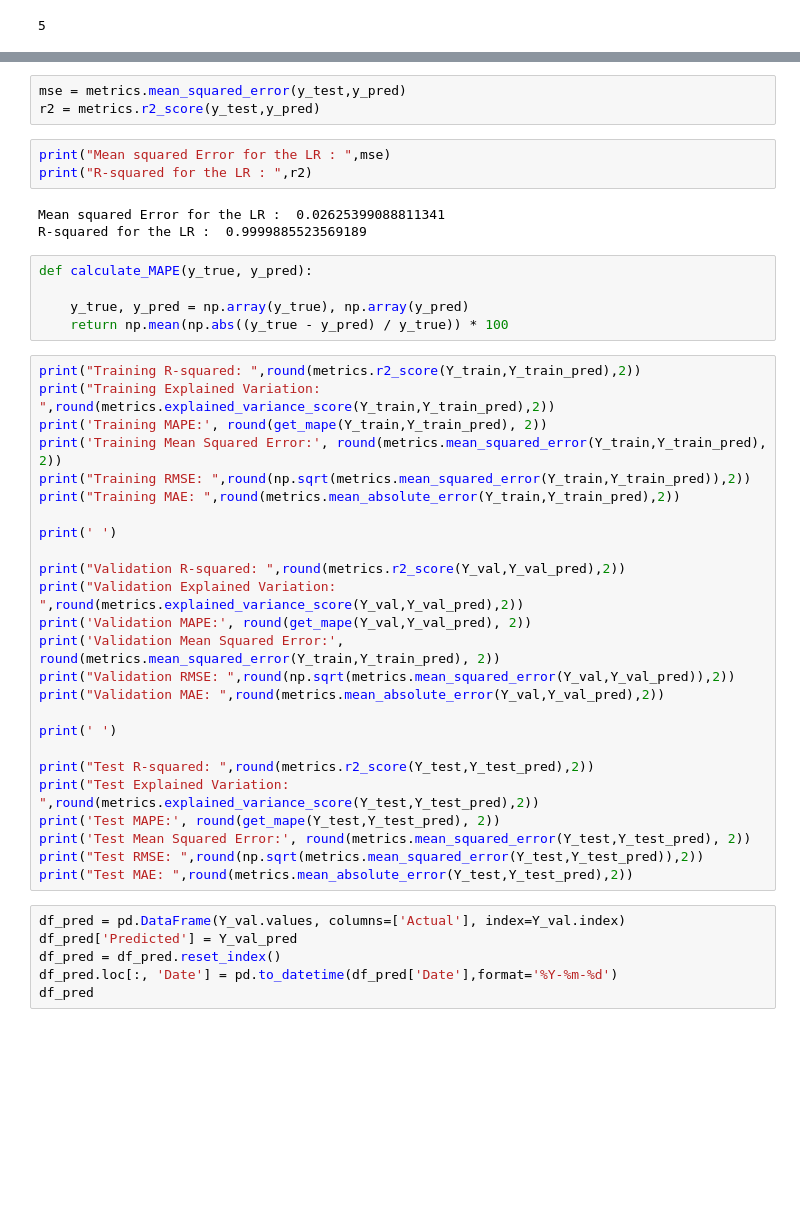
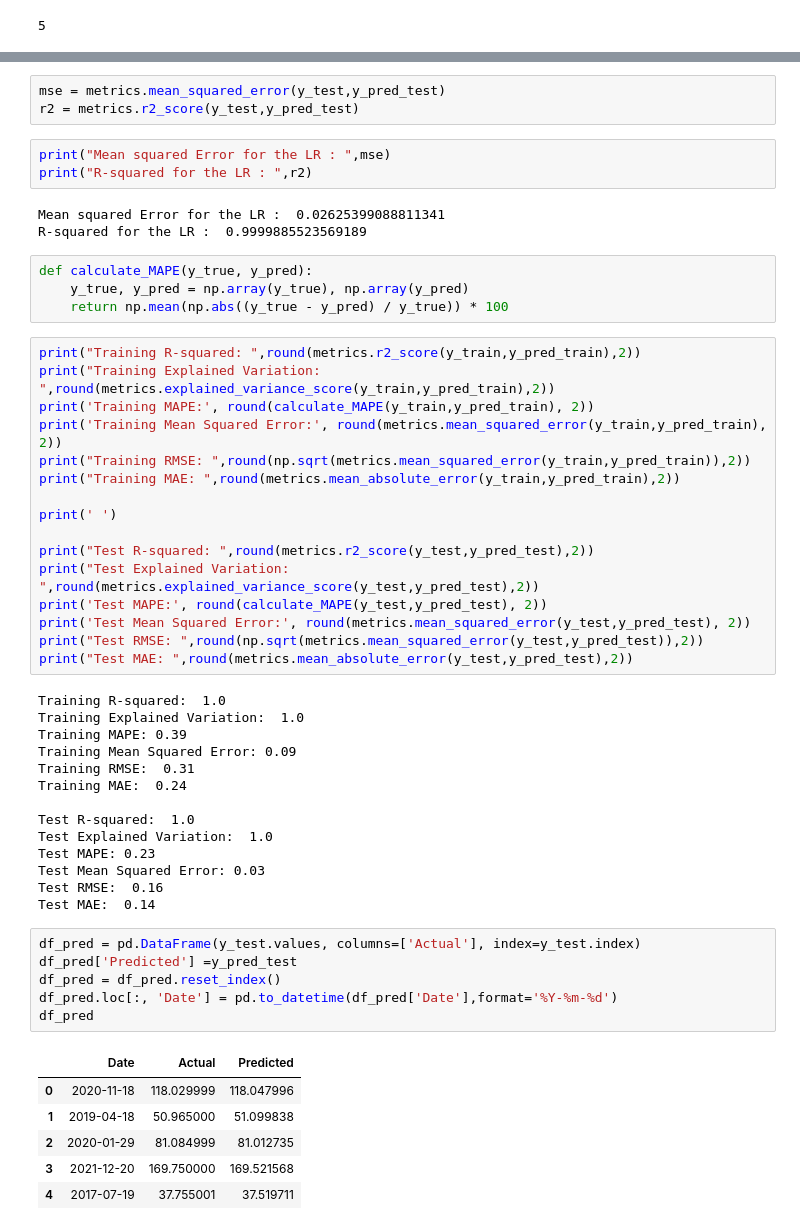
Before and after one commit to FatmaZahra26/Data-Augmentation-Project, a Jupyter notebook: AAPL_paper1.ipynb, the cells around one changed output, grey strips where cells are left out. Saved outputs shown, nothing was run; the diff lists cells and outputs as text; blank space fills up the shorter version.

```diff
--- a/AAPL_paper1.ipynb
+++ b/AAPL_paper1.ipynb
@@ -234,6 +236,6 @@ y_pred=model.predict(X_test)
 # %%
-mse = metrics.mean_squared_error(y_test,y_pred)
-r2 = metrics.r2_score(y_test,y_pred)
+mse = metrics.mean_squared_error(y_test,y_pred_test)
+r2 = metrics.r2_score(y_test,y_pred_test)
 # %%
 print("Mean squared Error for the LR : ",mse)
 print("R-squared for the LR : ",r2)
@@ -242,37 +244,48 @@ Mean squared Error for the LR :  0.02625399088811341
 R-squared for the LR :  0.9999885523569189
 # %%
 def calculate_MAPE(y_true, y_pred):
-
     y_true, y_pred = np.array(y_true), np.array(y_pred)
     return np.mean(np.abs((y_true - y_pred) / y_true)) * 100
 # %%
-print("Training R-squared: ",round(metrics.r2_score(Y_train,Y_train_pred),2))
-print("Training Explained Variation: ",round(metrics.explained_variance_score(Y_train,Y_train_pred),2))
-print('Training MAPE:', round(get_mape(Y_train,Y_train_pred), 2))
-print('Training Mean Squared Error:', round(metrics.mean_squared_error(Y_train,Y_train_pred), 2))
-print("Training RMSE: ",round(np.sqrt(metrics.mean_squared_error(Y_train,Y_train_pred)),2))
-print("Training MAE: ",round(metrics.mean_absolute_error(Y_train,Y_train_pred),2))
+print("Training R-squared: ",round(metrics.r2_score(y_train,y_pred_train),2))
+print("Training Explained Variation: ",round(metrics.explained_variance_score(y_train,y_pred_train),2))
+print('Training MAPE:', round(calculate_MAPE(y_train,y_pred_train), 2))
+print('Training Mean Squared Error:', round(metrics.mean_squared_error(y_train,y_pred_train), 2))
+print("Training RMSE: ",round(np.sqrt(metrics.mean_squared_error(y_train,y_pred_train)),2))
+print("Training MAE: ",round(metrics.mean_absolute_error(y_train,y_pred_train),2))
 
 print(' ')
 
-print("Validation R-squared: ",round(metrics.r2_score(Y_val,Y_val_pred),2))
-print("Validation Explained Variation: ",round(metrics.explained_variance_score(Y_val,Y_val_pred),2))
-print('Validation MAPE:', round(get_mape(Y_val,Y_val_pred), 2))
-print('Validation Mean Squared Error:', round(metrics.mean_squared_error(Y_train,Y_train_pred), 2))
-print("Validation RMSE: ",round(np.sqrt(metrics.mean_squared_error(Y_val,Y_val_pred)),2))
-print("Validation MAE: ",round(metrics.mean_absolute_error(Y_val,Y_val_pred),2))
-
-print(' ')
-
-print("Test R-squared: ",round(metrics.r2_score(Y_test,Y_test_pred),2))
-print("Test Explained Variation: ",round(metrics.explained_variance_score(Y_test,Y_test_pred),2))
-print('Test MAPE:', round(get_mape(Y_test,Y_test_pred), 2))
-print('Test Mean Squared Error:', round(metrics.mean_squared_error(Y_test,Y_test_pred), 2))
-print("Test RMSE: ",round(np.sqrt(metrics.mean_squared_error(Y_test,Y_test_pred)),2))
-print("Test MAE: ",round(metrics.mean_absolute_error(Y_test,Y_test_pred),2))
+print("Test R-squared: ",round(metrics.r2_score(y_test,y_pred_test),2))
+print("Test Explained Variation: ",round(metrics.explained_variance_score(y_test,y_pred_test),2))
+print('Test MAPE:', round(calculate_MAPE(y_test,y_pred_test), 2))
+print('Test Mean Squared Error:', round(metrics.mean_squared_error(y_test,y_pred_test), 2))
+print("Test RMSE: ",round(np.sqrt(metrics.mean_squared_error(y_test,y_pred_test)),2))
+print("Test MAE: ",round(metrics.mean_absolute_error(y_test,y_pred_test),2))
+# %% [output]
+Training R-squared:  1.0
+Training Explained Variation:  1.0
+Training MAPE: 0.39
+Training Mean Squared Error: 0.09
+Training RMSE:  0.31
+Training MAE:  0.24
+
+Test R-squared:  1.0
+Test Explained Variation:  1.0
+Test MAPE: 0.23
+Test Mean Squared Error: 0.03
+Test RMSE:  0.16
+Test MAE:  0.14
 # %%
-df_pred = pd.DataFrame(Y_val.values, columns=['Actual'], index=Y_val.index)
-df_pred['Predicted'] = Y_val_pred
+df_pred = pd.DataFrame(y_test.values, columns=['Actual'], index=y_test.index)
+df_pred['Predicted'] =y_pred_test
 df_pred = df_pred.reset_index()
 df_pred.loc[:, 'Date'] = pd.to_datetime(df_pred['Date'],format='%Y-%m-%d')
 df_pred
+# %% [output]
+|  | Date | Actual | Predicted |
+| 0 | 2020-11-18 | 118.029999 | 118.047996 |
+| 1 | 2019-04-18 | 50.965000 | 51.099838 |
+| 2 | 2020-01-29 | 81.084999 | 81.012735 |
+| 3 | 2021-12-20 | 169.750000 | 169.521568 |
+| 4 | 2017-07-19 | 37.755001 | 37.519711 |
```
Also changed, not shown: parts of 21 cells of this notebook.
